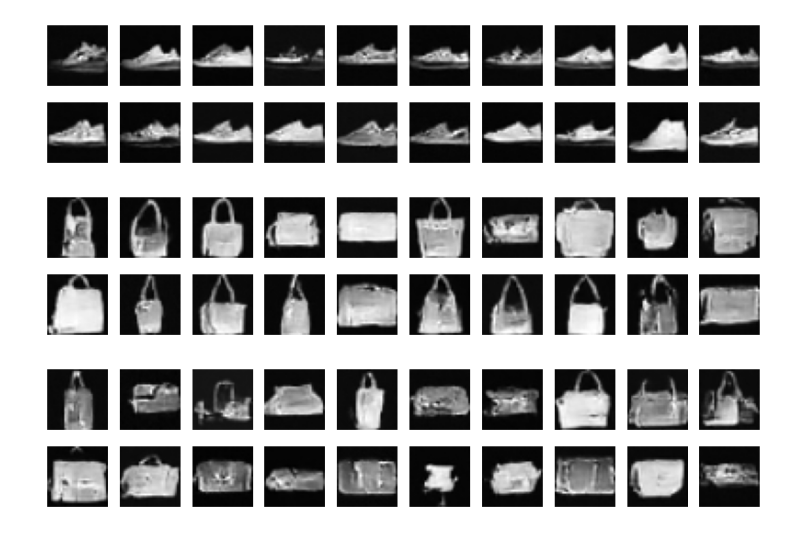
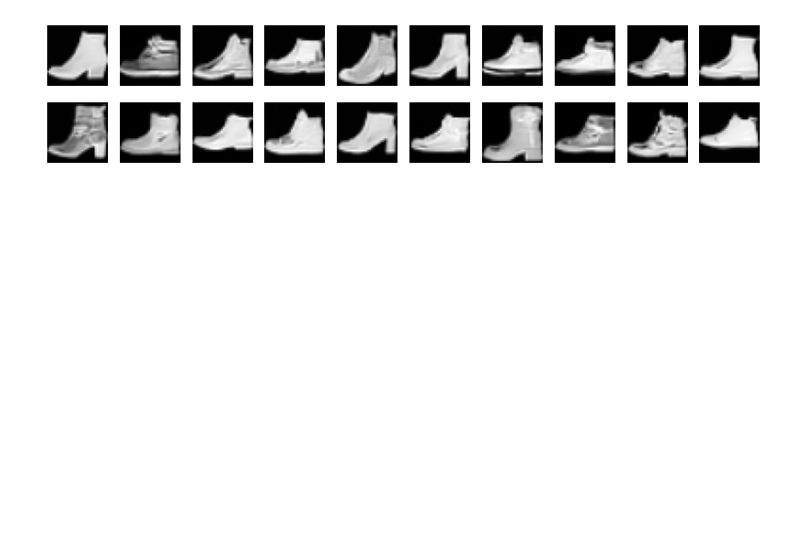
Before and after one commit to HiroKamata/algo_seminar, a Jupyter notebook: Seminar3.ipynb, the cells around one changed output. Cells and saved outputs as stored; diff of their text form; code cells hidden in the pictures; blank space fills up the shorter version.

```diff
--- a/Seminar3.ipynb
+++ b/Seminar3.ipynb
@@ -201,25 +182,21 @@ KeyboardInterrupt:
 # %%
     # Generate and visualize samples
     def generate_image(prompt):
         model.eval()
         with torch.no_grad():
             prompts = [prompt] * 20
             # テキスト埋め込みの取得
             tokens = tokenizer(prompts, return_tensors="pt", padding=True, truncation=True).to(device)
             text_embeddings = text_encoder(**tokens).last_hidden_state
             samples = torch.randn((20, 1, img_size, img_size), device=device)
             for i, t in tqdm(enumerate(scheduler.timesteps)):
                 samples = scheduler.step(model(samples, t, encoder_hidden_states=text_embeddings).sample, t, samples).prev_sample
 
         show_images([sample[0] for sample in samples.to('cpu')])
 
-generate_image("This is a Sneaker")
-generate_image("This is a Bag")
-generate_image("This is a Bag-shaped Sneaker")
+generate_image("Ankle Boot")
 # %% [output]
-[figure, old version]
+[figure, new version]
-[figure, removed]
-[figure, removed]
 # %%
 from torchvision import datasets, transforms
 from torch.utils.data import DataLoader
```
Also changed, not shown: parts of 5 cells of this notebook.
